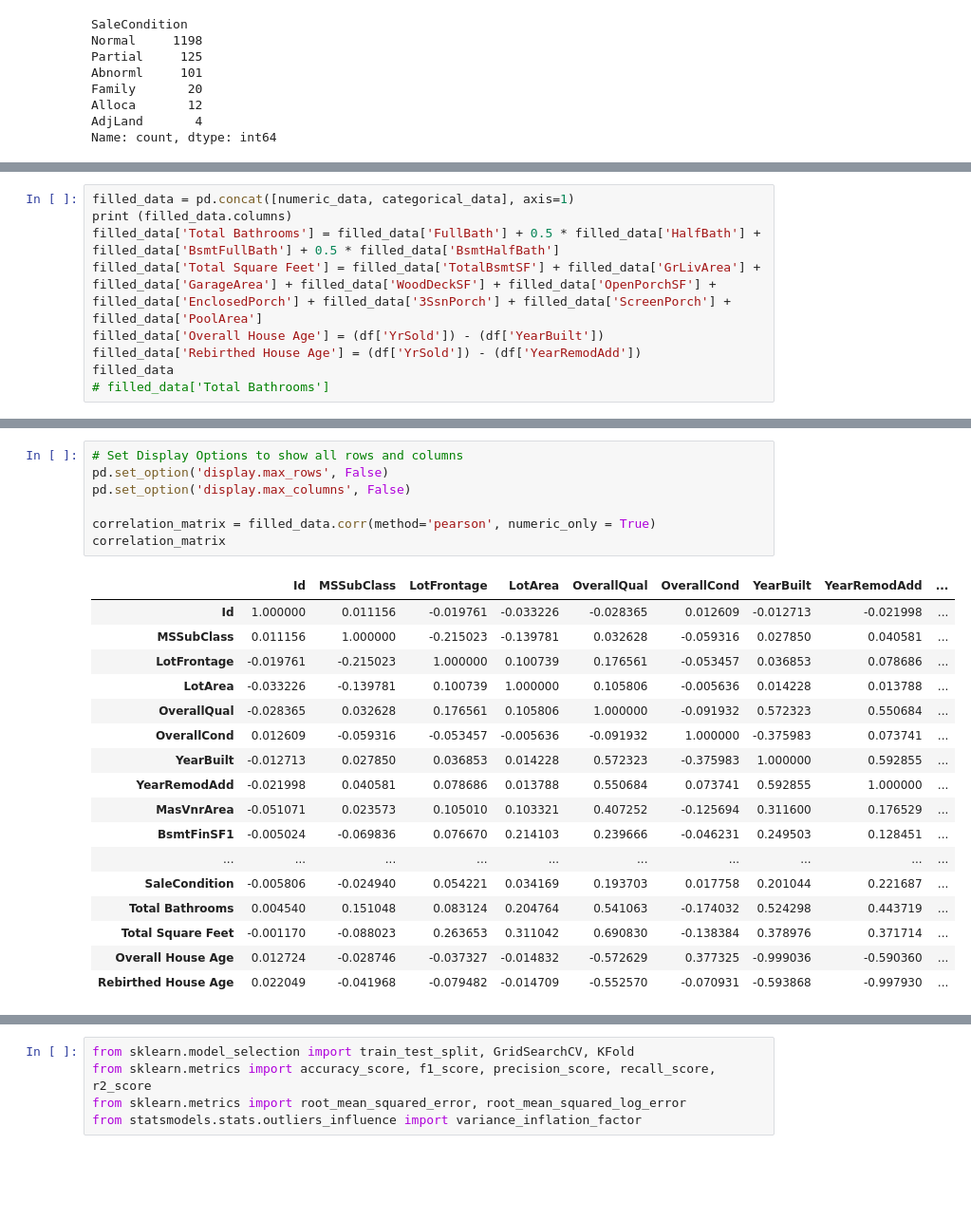
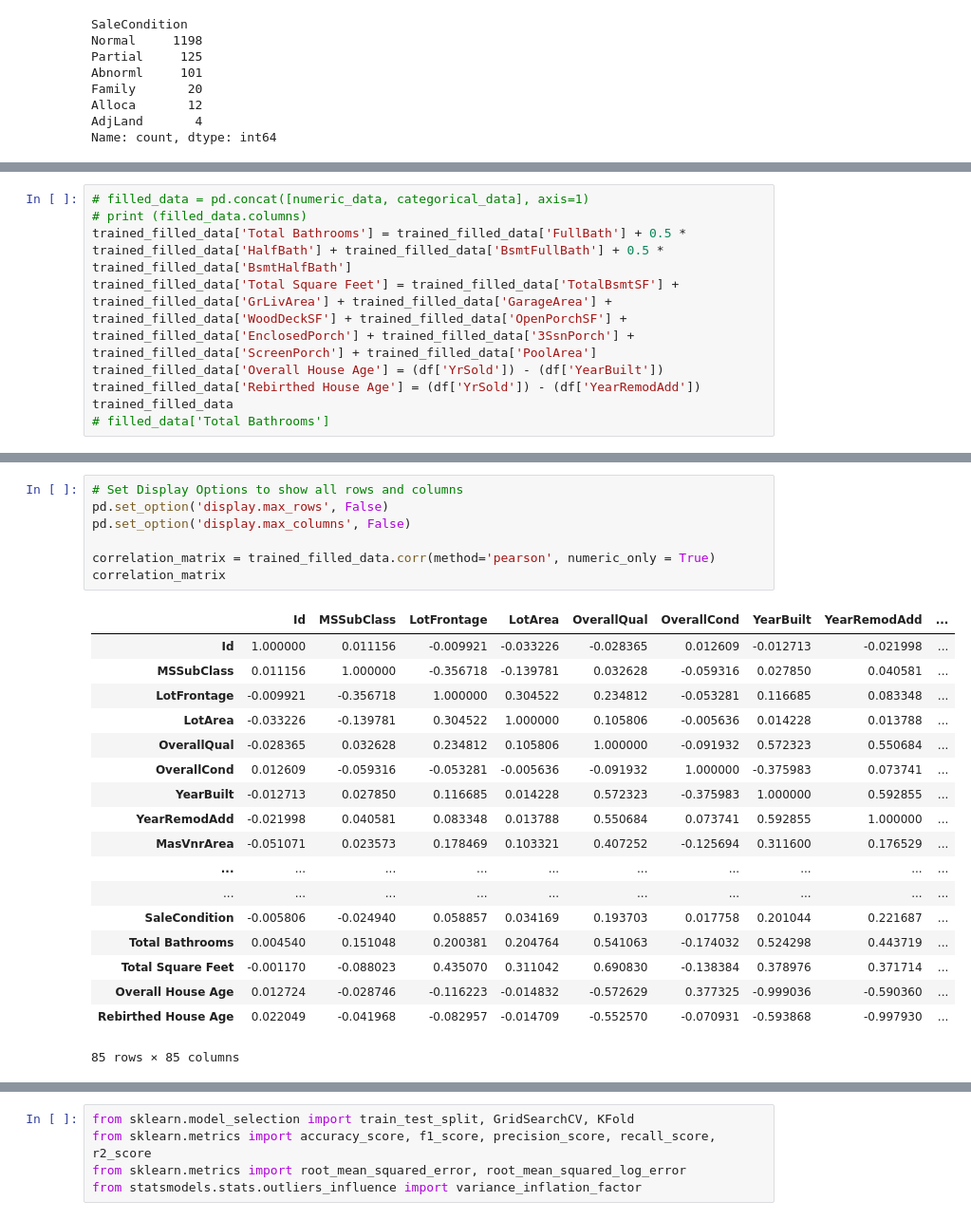
Before and after one commit to GJlonely1/Kaggle-House-Prices-Prediction-Model-, a Jupyter notebook: house-prices-advanced-regression-techniques/House_Price_Prediction_Model.ipynb, the cells around one changed output, grey strips where cells are left out. Shown at 95% size. Cells and saved outputs as stored; diff of their text form; blank space fills up the shorter version.

```diff
--- a/house-prices-advanced-regression-techniques/House_Price_Prediction_Model.ipynb
+++ b/house-prices-advanced-regression-techniques/House_Price_Prediction_Model.ipynb
@@ -425,10 +471,10 @@ categorical_data
 # %%
-filled_data = pd.concat([numeric_data, categorical_data], axis=1)
-print (filled_data.columns)
-filled_data['Total Bathrooms'] = filled_data['FullBath'] + 0.5 * filled_data['HalfBath'] + filled_data['BsmtFullBath'] + 0.5 * filled_data['BsmtHalfBath']
-filled_data['Total Square Feet'] = filled_data['TotalBsmtSF'] + filled_data['GrLivArea'] + filled_data['GarageArea'] + filled_data['WoodDeckSF'] + filled_data['OpenPorchSF'] + filled_data['EnclosedPorch'] + filled_data['3SsnPorch'] + filled_data['ScreenPorch'] + filled_data['PoolArea']
-filled_data['Overall House Age'] = (df['YrSold']) - (df['YearBuilt'])
-filled_data['Rebirthed House Age'] = (df['YrSold']) - (df['YearRemodAdd'])
-filled_data
+# filled_data = pd.concat([numeric_data, categorical_data], axis=1)
+# print (filled_data.columns)
+trained_filled_data['Total Bathrooms'] = trained_filled_data['FullBath'] + 0.5 * trained_filled_data['HalfBath'] + trained_filled_data['BsmtFullBath'] + 0.5 * trained_filled_data['BsmtHalfBath']
+trained_filled_data['Total Square Feet'] = trained_filled_data['TotalBsmtSF'] + trained_filled_data['GrLivArea'] + trained_filled_data['GarageArea'] + trained_filled_data['WoodDeckSF'] + trained_filled_data['OpenPorchSF'] + trained_filled_data['EnclosedPorch'] + trained_filled_data['3SsnPorch'] + trained_filled_data['ScreenPorch'] + trained_filled_data['PoolArea']
+trained_filled_data['Overall House Age'] = (df['YrSold']) - (df['YearBuilt'])
+trained_filled_data['Rebirthed House Age'] = (df['YrSold']) - (df['YearRemodAdd'])
+trained_filled_data
 # filled_data['Total Bathrooms']
 # %% [output]
@@ -466,28 +494,29 @@ Index(['Id', 'MSSubClass', 'LotFrontage', 'LotArea', 'OverallQual',
 # %%
 # Set Display Options to show all rows and columns
 pd.set_option('display.max_rows', False)
 pd.set_option('display.max_columns', False)
 
-correlation_matrix = filled_data.corr(method='pearson', numeric_only = True)
+correlation_matrix = trained_filled_data.corr(method='pearson', numeric_only = True)
 correlation_matrix
 # %% [output]
 |  | Id | MSSubClass | LotFrontage | LotArea | OverallQual | OverallCond | YearBuilt | YearRemodAdd | ... |
-| Id | 1.000000 | 0.011156 | -0.019761 | -0.033226 | -0.028365 | 0.012609 | -0.012713 | -0.021998 | ... |
-| MSSubClass | 0.011156 | 1.000000 | -0.215023 | -0.139781 | 0.032628 | -0.059316 | 0.027850 | 0.040581 | ... |
-| LotFrontage | -0.019761 | -0.215023 | 1.000000 | 0.100739 | 0.176561 | -0.053457 | 0.036853 | 0.078686 | ... |
-| LotArea | -0.033226 | -0.139781 | 0.100739 | 1.000000 | 0.105806 | -0.005636 | 0.014228 | 0.013788 | ... |
-| OverallQual | -0.028365 | 0.032628 | 0.176561 | 0.105806 | 1.000000 | -0.091932 | 0.572323 | 0.550684 | ... |
-| OverallCond | 0.012609 | -0.059316 | -0.053457 | -0.005636 | -0.091932 | 1.000000 | -0.375983 | 0.073741 | ... |
-| YearBuilt | -0.012713 | 0.027850 | 0.036853 | 0.014228 | 0.572323 | -0.375983 | 1.000000 | 0.592855 | ... |
-| YearRemodAdd | -0.021998 | 0.040581 | 0.078686 | 0.013788 | 0.550684 | 0.073741 | 0.592855 | 1.000000 | ... |
-| MasVnrArea | -0.051071 | 0.023573 | 0.105010 | 0.103321 | 0.407252 | -0.125694 | 0.311600 | 0.176529 | ... |
-| BsmtFinSF1 | -0.005024 | -0.069836 | 0.076670 | 0.214103 | 0.239666 | -0.046231 | 0.249503 | 0.128451 | ... |
+| Id | 1.000000 | 0.011156 | -0.009921 | -0.033226 | -0.028365 | 0.012609 | -0.012713 | -0.021998 | ... |
+| MSSubClass | 0.011156 | 1.000000 | -0.356718 | -0.139781 | 0.032628 | -0.059316 | 0.027850 | 0.040581 | ... |
+| LotFrontage | -0.009921 | -0.356718 | 1.000000 | 0.304522 | 0.234812 | -0.053281 | 0.116685 | 0.083348 | ... |
+| LotArea | -0.033226 | -0.139781 | 0.304522 | 1.000000 | 0.105806 | -0.005636 | 0.014228 | 0.013788 | ... |
+| OverallQual | -0.028365 | 0.032628 | 0.234812 | 0.105806 | 1.000000 | -0.091932 | 0.572323 | 0.550684 | ... |
+| OverallCond | 0.012609 | -0.059316 | -0.053281 | -0.005636 | -0.091932 | 1.000000 | -0.375983 | 0.073741 | ... |
+| YearBuilt | -0.012713 | 0.027850 | 0.116685 | 0.014228 | 0.572323 | -0.375983 | 1.000000 | 0.592855 | ... |
+| YearRemodAdd | -0.021998 | 0.040581 | 0.083348 | 0.013788 | 0.550684 | 0.073741 | 0.592855 | 1.000000 | ... |
+| MasVnrArea | -0.051071 | 0.023573 | 0.178469 | 0.103321 | 0.407252 | -0.125694 | 0.311600 | 0.176529 | ... |
 | ... | ... | ... | ... | ... | ... | ... | ... | ... | ... |
-| SaleCondition | -0.005806 | -0.024940 | 0.054221 | 0.034169 | 0.193703 | 0.017758 | 0.201044 | 0.221687 | ... |
-| Total Bathrooms | 0.004540 | 0.151048 | 0.083124 | 0.204764 | 0.541063 | -0.174032 | 0.524298 | 0.443719 | ... |
-| Total Square Feet | -0.001170 | -0.088023 | 0.263653 | 0.311042 | 0.690830 | -0.138384 | 0.378976 | 0.371714 | ... |
-| Overall House Age | 0.012724 | -0.028746 | -0.037327 | -0.014832 | -0.572629 | 0.377325 | -0.999036 | -0.590360 | ... |
-| Rebirthed House Age | 0.022049 | -0.041968 | -0.079482 | -0.014709 | -0.552570 | -0.070931 | -0.593868 | -0.997930 | ... |
+| ... | ... | ... | ... | ... | ... | ... | ... | ... | ... |
+| SaleCondition | -0.005806 | -0.024940 | 0.058857 | 0.034169 | 0.193703 | 0.017758 | 0.201044 | 0.221687 | ... |
+| Total Bathrooms | 0.004540 | 0.151048 | 0.200381 | 0.204764 | 0.541063 | -0.174032 | 0.524298 | 0.443719 | ... |
+| Total Square Feet | -0.001170 | -0.088023 | 0.435070 | 0.311042 | 0.690830 | -0.138384 | 0.378976 | 0.371714 | ... |
+| Overall House Age | 0.012724 | -0.028746 | -0.116223 | -0.014832 | -0.572629 | 0.377325 | -0.999036 | -0.590360 | ... |
+| Rebirthed House Age | 0.022049 | -0.041968 | -0.082957 | -0.014709 | -0.552570 | -0.070931 | -0.593868 | -0.997930 | ... |
+85 rows × 85 columns
 # %%
 # Create a Mask to filter out top half of correlation matrix
 mask = np.zeros_like(correlation_matrix, dtype=bool)
```
Also changed, not shown: parts of 24 cells of this notebook, 1 other file.
